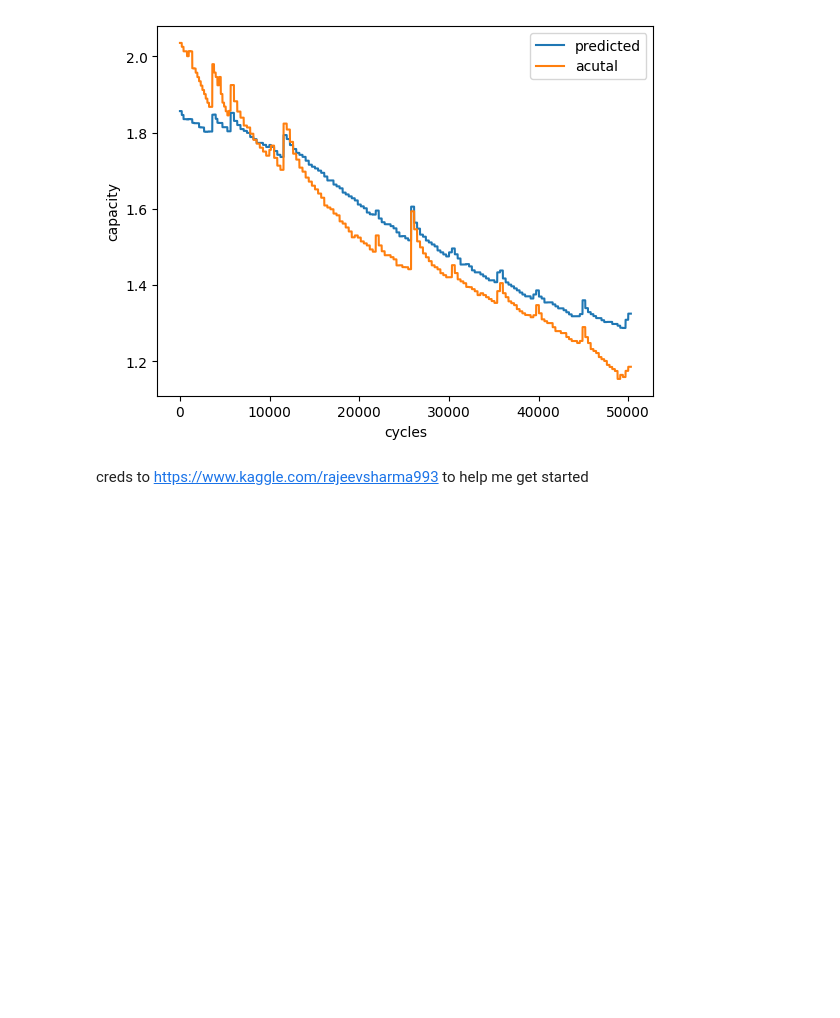
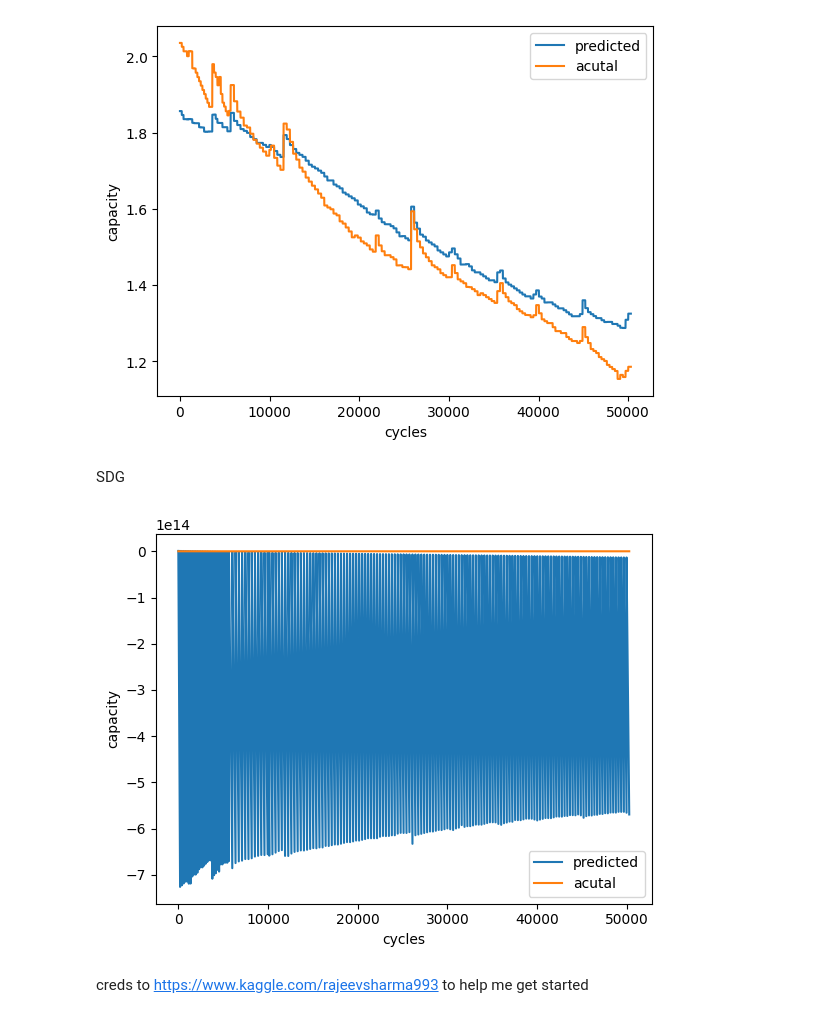
Before and after one commit to kostubhagarwal/battery_soh_predictor, a Jupyter notebook: script.ipynb, the cells around one changed output. Cells and saved outputs as stored; diff of their text form; code cells hidden in the pictures; blank space fills up the shorter version.

```diff
--- a/script.ipynb
+++ b/script.ipynb
@@ -167,5 +167,21 @@ rf_pred = pred(rf, v_X)
 graph(rf_pred, v_y)
 # %% [output]
 [figure]
+# %% [markdown]
+SDG
+# %%
+# Create a SDG object
+sdg = SGDRegressor(max_iter=10000000)
+
+# Train the model using the training data
+sdg.fit(t_X, t_y)
+
+# Prediction
+sdg_pred = pred(sdg, v_X)
+
+# Graph
+graph(sdg_pred, v_y)
+# %% [output]
+[figure, added]
 # %% [markdown]
 creds to https://www.kaggle.com/rajeevsharma993 to help me get started
```
Also changed, not shown: parts of 2 cells of this notebook.
